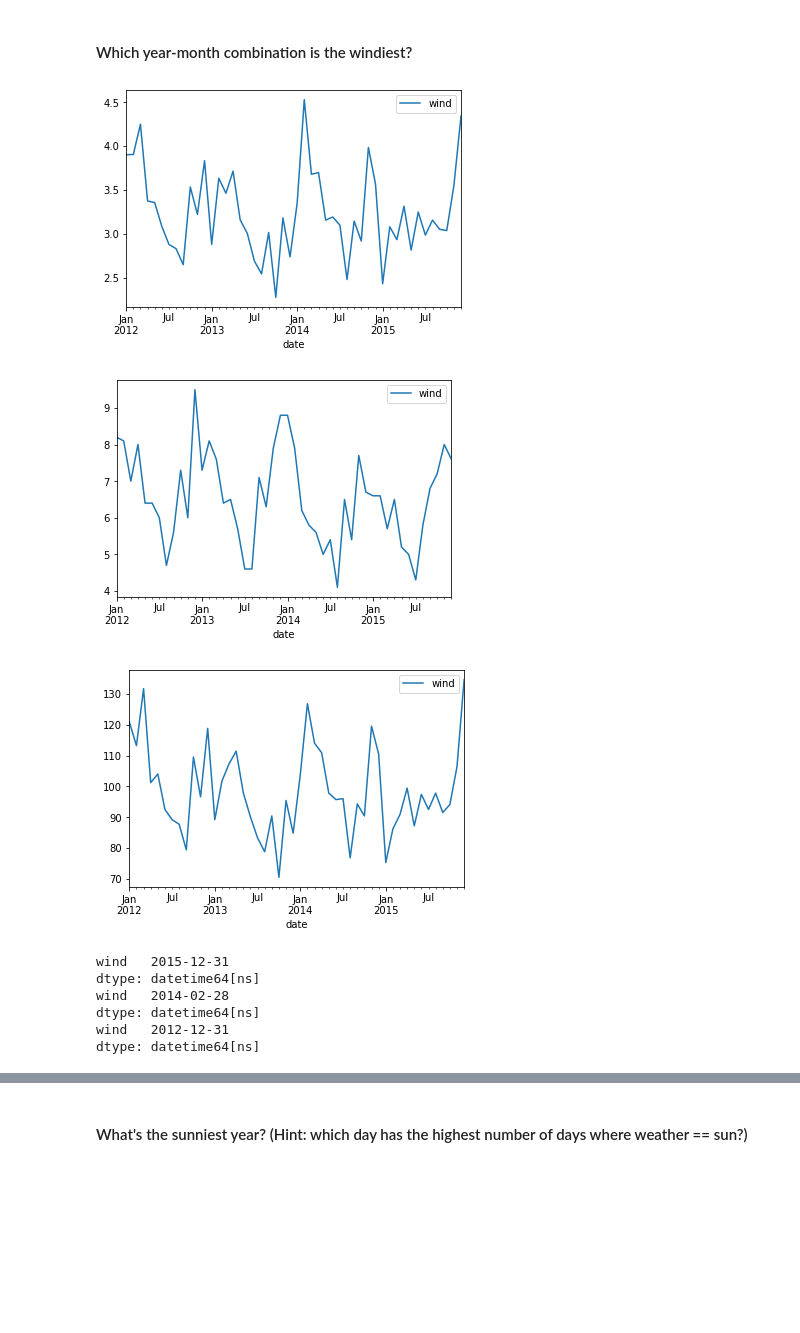
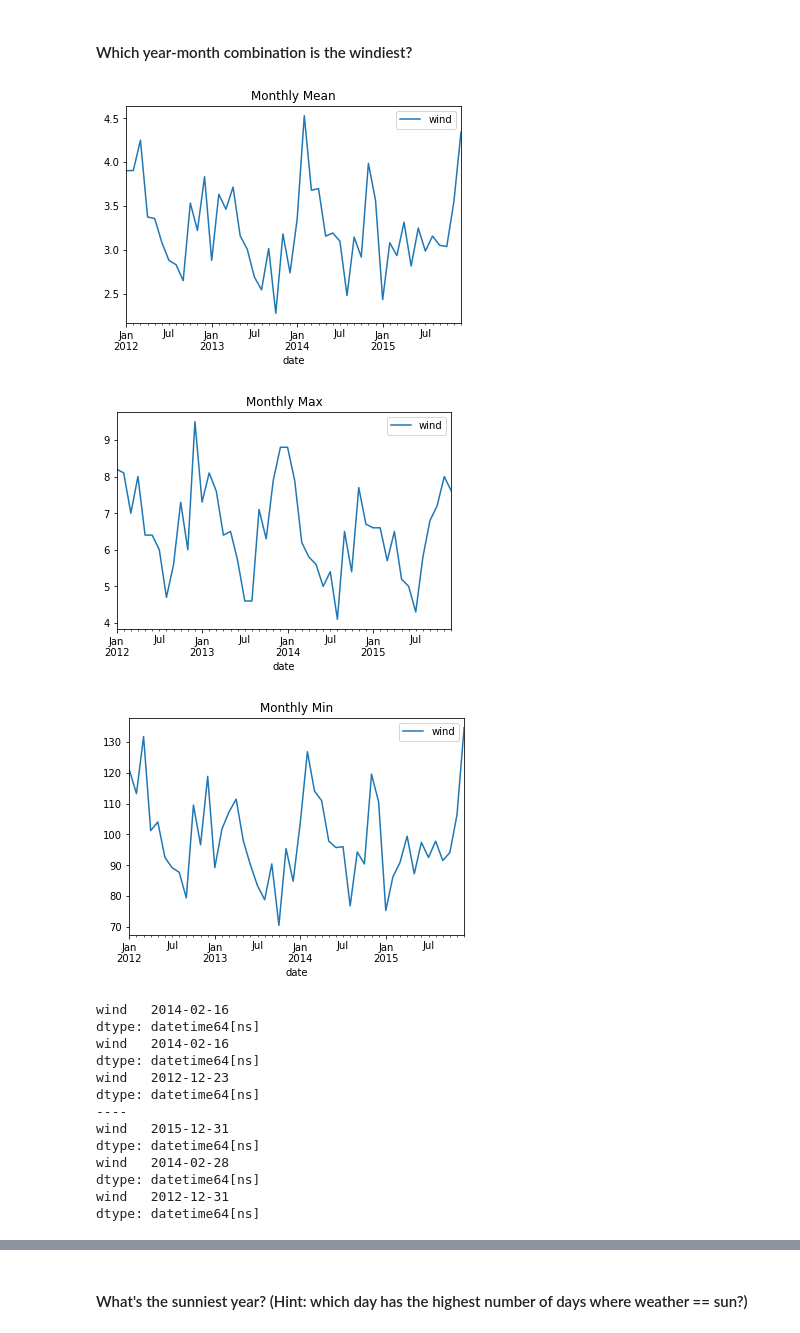
Before and after one commit to etclark3/time-series-exercises, a Jupyter notebook: time-series.ipynb, the cells around one changed output, grey strips where cells are left out. Drawn from its saved outputs; the diff is of its cells as text; code cells hidden in the pictures; blank space fills up the shorter version.

```diff
--- a/time-series.ipynb
+++ b/time-series.ipynb
@@ -422,25 +487,38 @@ se.groupby('month').sum()
 #### Which year-month combination is the windiest?
 # %%
 se[['wind']].resample('M').mean().plot()
-plt.title('')
+plt.title('Monthly Mean')
 plt.show()
 
 se[['wind']].resample('M').max().plot()
-
+plt.title('Monthly Max')
 plt.show()
 
 se[['wind']].resample('M').sum().plot()
-plt.title('')
+plt.title('Monthly Min')
 plt.show()
 # %% [output]
-[figure, old version]
+[figure, new version]
-[figure, old version]
+[figure, new version]
-[figure, old version]
+[figure, new version]
 # %%
+print(se[['wind']].resample('W').sum().idxmax())
+print(se[['wind']].resample('W').mean().idxmax())
+print(se[['wind']].resample('W').max().idxmax())
+
+print('----')
+
 print(se[['wind']].resample('M').sum().idxmax())
 print(se[['wind']].resample('M').mean().idxmax())
 print(se[['wind']].resample('M').max().idxmax())
 # %% [output]
+wind   2014-02-16
+dtype: datetime64[ns]
+wind   2014-02-16
+dtype: datetime64[ns]
+wind   2012-12-23
+dtype: datetime64[ns]
+----
 wind   2015-12-31
 dtype: datetime64[ns]
 wind   2014-02-28
```
Also changed, not shown: parts of 103 cells of this notebook.
